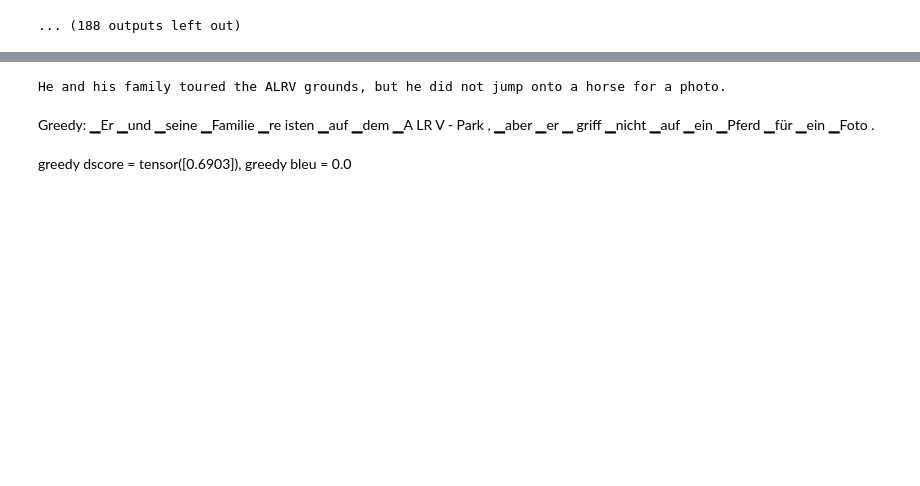
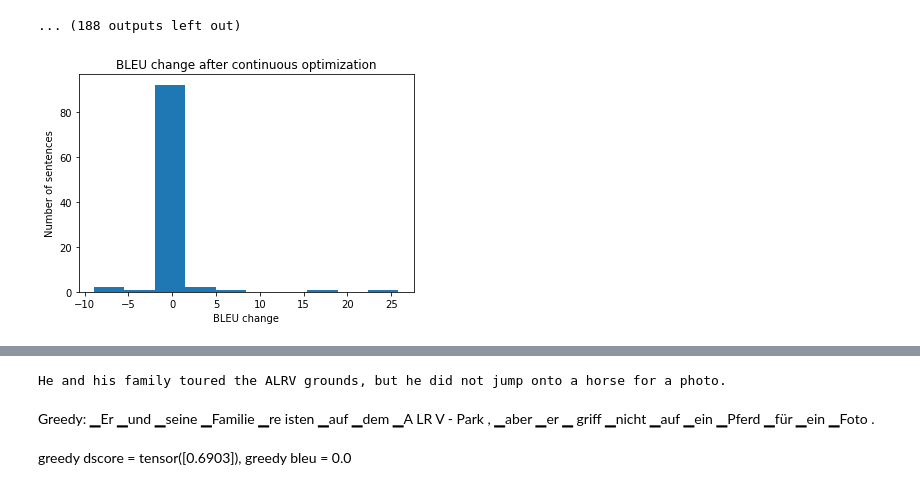
Before and after one commit to pmaslankowski/OpenNMT-py, a Jupyter notebook: research/notebook.ipynb, the cells around one changed output, grey strips where cells are left out. Drawn from its saved outputs; the diff is of its cells as text; code cells hidden in the pictures; blank space fills up the shorter version.

```diff
--- a/research/notebook.ipynb
+++ b/research/notebook.ipynb
@@ -1061,0 +1140,2 @@ tensor([-0.3785, -0.0006, -0.0000, -0.0000, -0.0000,  0.0000, -0.0089, -0.0002,
+# %%
+res = perform_tests(k=100, initialization='greedy', temperature=1.0, optimizer='eg', start_lr=0.1)
@@ -1109,3 +1207,24 @@ loss_score = 1.7223420143127441, cscore = 1.7223420143127441, dscore = 0.3434912
 ▁Nach ▁einem ▁Kilometer ▁mit ▁dieser ▁Geschwindigkeit ▁hatte ▁ich ▁Angst .
 [interactive output not drawn]
 ... (188 outputs left out)
+# %%
+plt.rcParams.update({
+"pgf.texsystem": "pdflatex",
+"pgf.preamble": [
+    r"\usepackage[utf8x]{inputenc}",
+    r"\usepackage[T1]{fontenc}",
+    r"\usepackage{cmbright}",
+]})
+
+def bleu_histogram(res, file):
+    gscore, gbleu, cscore, cbleu = res
+    delta_bleu = np.array(cbleu) - np.array(gbleu)
+    plt.title('BLEU change after continuous optimization')
+    plt.xlabel('BLEU change')
+    plt.ylabel('Number of sentences')
+    plt.hist(delta_bleu)
+    plt.savefig(file)
+
+bleu_histogram(res, 'bleu_hist.pdf')
+# %% [output]
+[figure, added]
```
Also changed, not shown: parts of 25 cells of this notebook, 6 other files.
